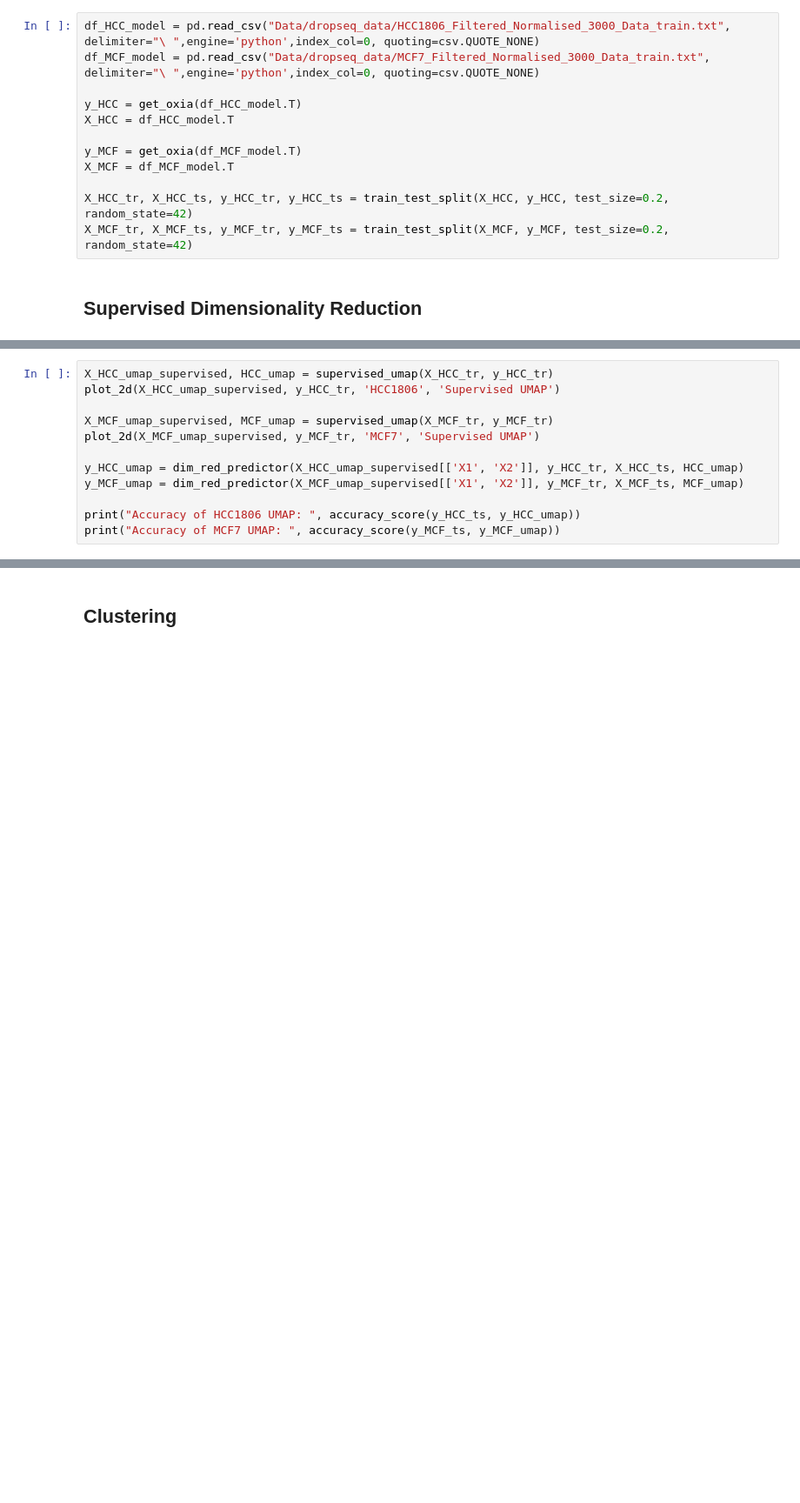
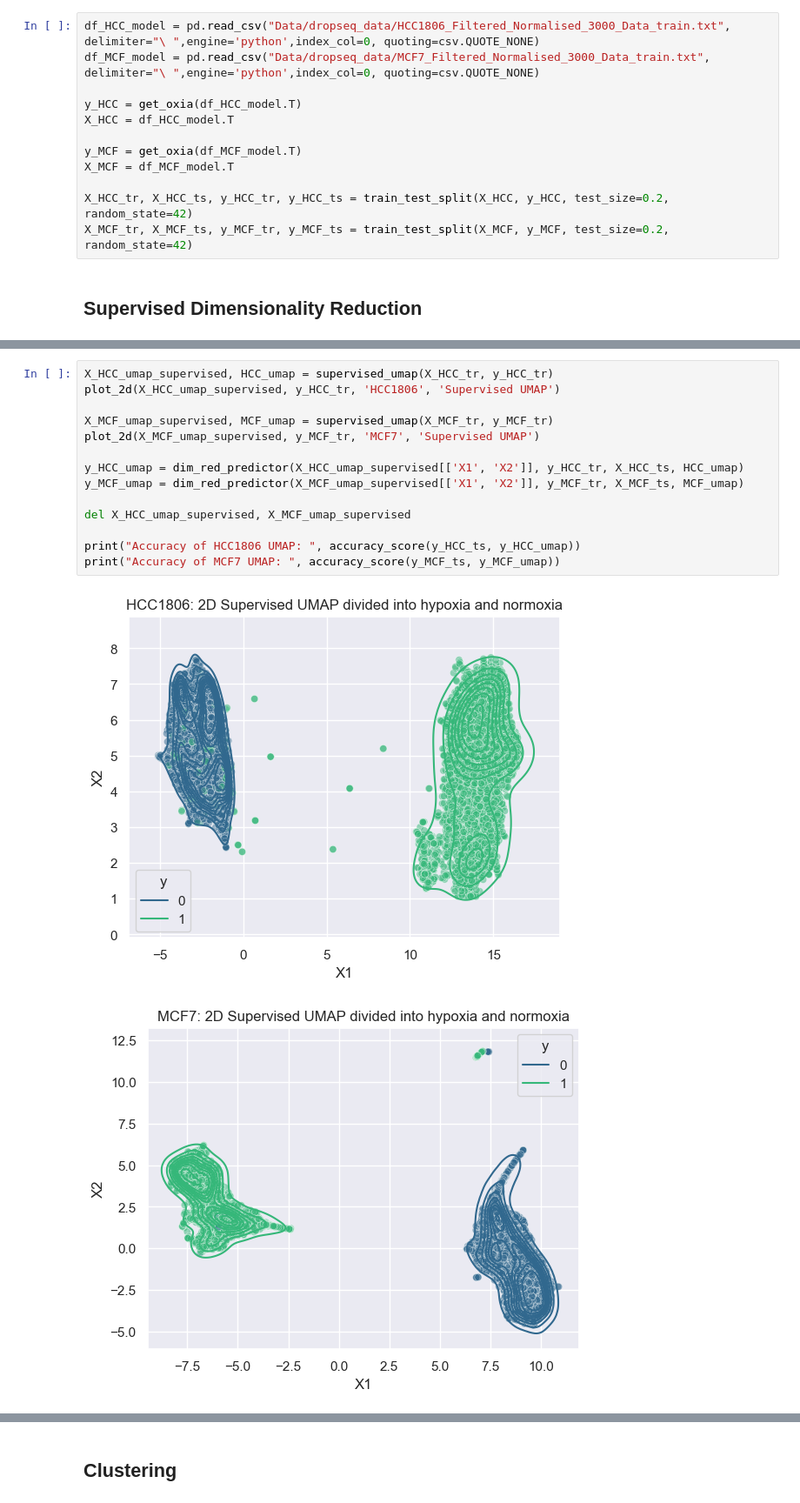
Before and after one commit to MikyLanfra/Prediction_on_Cancer_Cells, a Jupyter notebook: DropSeq.ipynb, the cells around one changed output, grey strips where cells are left out. Shown at 87% size. Cells and saved outputs as stored; diff of their text form; blank space fills up the shorter version.

```diff
--- a/DropSeq.ipynb
+++ b/DropSeq.ipynb
@@ -60,12 +69,17 @@ print("Accuracy of MCF7 t-SNE: ", accuracy_score(y_MCF_ts, y_MCF_tsne))
 # %%
 X_HCC_umap_supervised, HCC_umap = supervised_umap(X_HCC_tr, y_HCC_tr)
 plot_2d(X_HCC_umap_supervised, y_HCC_tr, 'HCC1806', 'Supervised UMAP')
 
 X_MCF_umap_supervised, MCF_umap = supervised_umap(X_MCF_tr, y_MCF_tr)
 plot_2d(X_MCF_umap_supervised, y_MCF_tr, 'MCF7', 'Supervised UMAP')
 
 y_HCC_umap = dim_red_predictor(X_HCC_umap_supervised[['X1', 'X2']], y_HCC_tr, X_HCC_ts, HCC_umap)
 y_MCF_umap = dim_red_predictor(X_MCF_umap_supervised[['X1', 'X2']], y_MCF_tr, X_MCF_ts, MCF_umap)
 
+del X_HCC_umap_supervised, X_MCF_umap_supervised
+
 print("Accuracy of HCC1806 UMAP: ", accuracy_score(y_HCC_ts, y_HCC_umap))
 print("Accuracy of MCF7 UMAP: ", accuracy_score(y_MCF_ts, y_MCF_umap))
+# %% [output]
+[figure, added]
+[figure, added]
```
Also changed, not shown: parts of 17 cells of this notebook, 25 other files.
